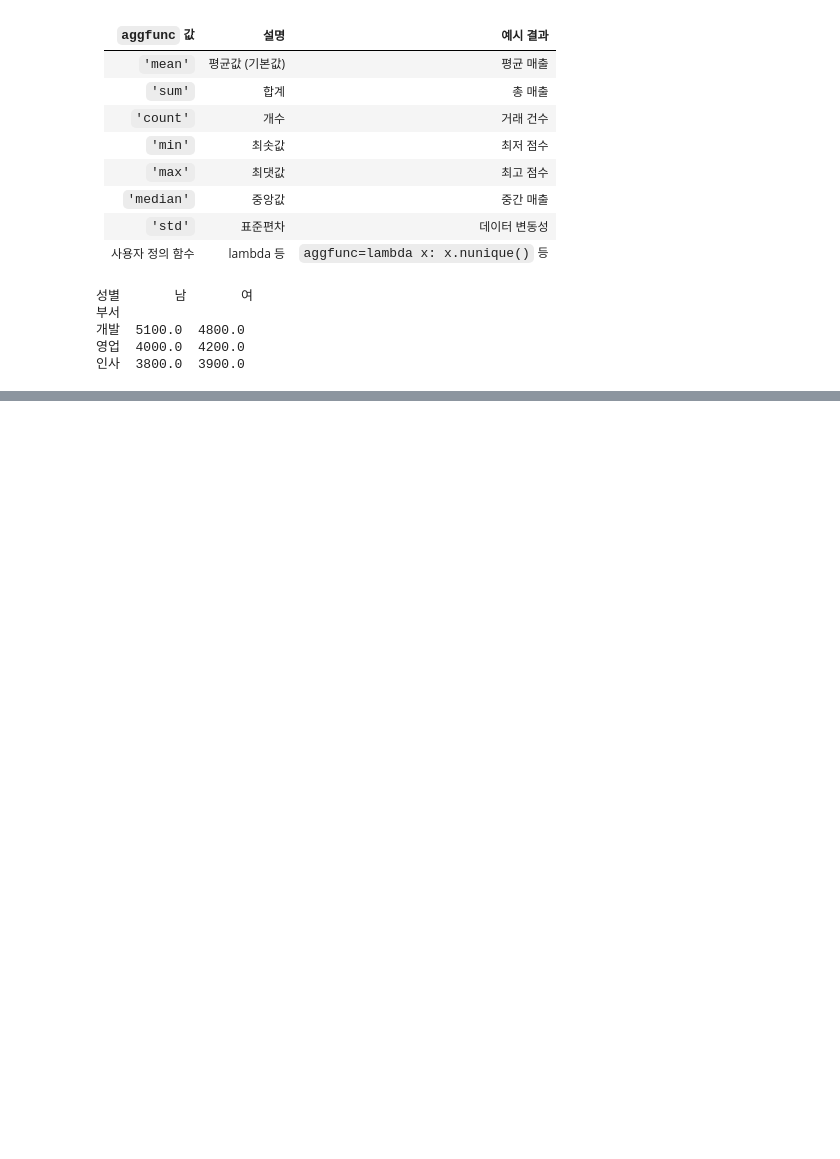
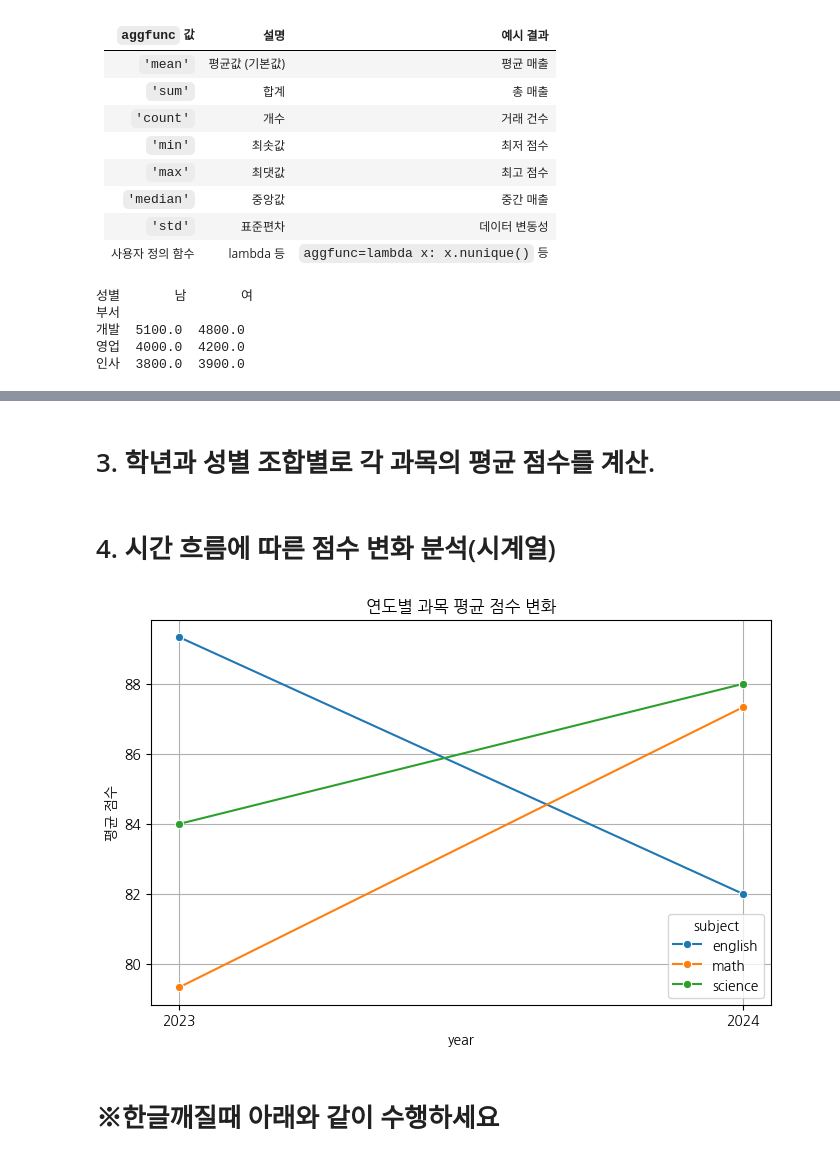
Before and after one commit to TAEO2474/python-dev, a Jupyter notebook: 406_Pandas_pivot_pivot_table.ipynb, the cells around one changed output, grey strips where cells are left out. Cells and saved outputs as stored; diff of their text form; code cells hidden in the pictures; blank space fills up the shorter version.

```diff
--- a/406_Pandas_pivot_pivot_table.ipynb
+++ b/406_Pandas_pivot_pivot_table.ipynb
@@ -335,0 +445,19 @@ print(np.argmax(a)) # 최대값이 있는 위치를(인덱스) 리턴
+# %%
+# ① 데이터 생성
+import pandas as pd
+
+df = pd.DataFrame({
+    'student': ['Alice', 'Bob', 'Charlie', 'David', 'Eva', 'Frank'],
+    'grade': [1, 1, 2, 2, 3, 3],
+    'math': [90, 85, 78, 82, 70, 95],
+    'english': [95, 80, 88, 76, 85, 90],
+    'science': [85, 78, 92, 88, 75, 98]
+})
+
+# ② melt()
+melted = pd.melt(df, id_vars=['grade'], value_vars=['math', 'english', 'science'], var_name='subject', value_name='score')
+melted
+
+# ③ pivot_table
+grade_avg = melted.pivot_table(index='grade', columns='subject', values='score', aggfunc='mean')
+grade_avg
@@ -335,0 +466,4 @@ print(np.argmax(a)) # 최대값이 있는 위치를(인덱스) 리턴
+# %%
+# 성별 컬럼 추가
+df['gender'] = ['F', 'M', 'M', 'M', 'F', 'M']
+df
@@ -335,0 +487,2 @@ print(np.argmax(a)) # 최대값이 있는 위치를(인덱스) 리턴
+# %% [markdown]
+# 3. 학년과 성별 조합별로 각 과목의 평균 점수를 계산.
@@ -335,0 +499,5 @@ print(np.argmax(a)) # 최대값이 있는 위치를(인덱스) 리턴
+# %% [markdown]
+# 4. 시간 흐름에 따른 점수 변화 분석(시계열)
+# %%
+df['year']= [2023, 2024, 2023, 2024, 2023, 2024]
+df
@@ -335,0 +512,22 @@ print(np.argmax(a)) # 최대값이 있는 위치를(인덱스) 리턴
+# %%
+# 시각화
+import seaborn as sns
+import matplotlib.pyplot as plt
+import pandas as pd
+
+melted_time = pd.melt(df, id_vars=['student', 'year'],
+                           value_vars=['math', 'english', 'science'],
+                           var_name='subject', value_name='score' )
+time_avg = melted_time.groupby(['year', 'subject'])['score'].mean().reset_index()
+
+plt.figure(figsize=(8, 5))
+sns.lineplot(data=time_avg, x='year', y='score', hue='subject', marker='o')
+plt.title("연도별 과목 평균 점수 변화")
+plt.ylabel("평균 점수")
+plt.xticks([2023, 2024])
+plt.grid(True)
+plt.show()
+# %% [output]
+[figure, added]
+# %% [markdown]
+# ※한글깨질때 아래와 같이 수행하세요
```
Also changed, not shown: parts of 28 cells of this notebook.
